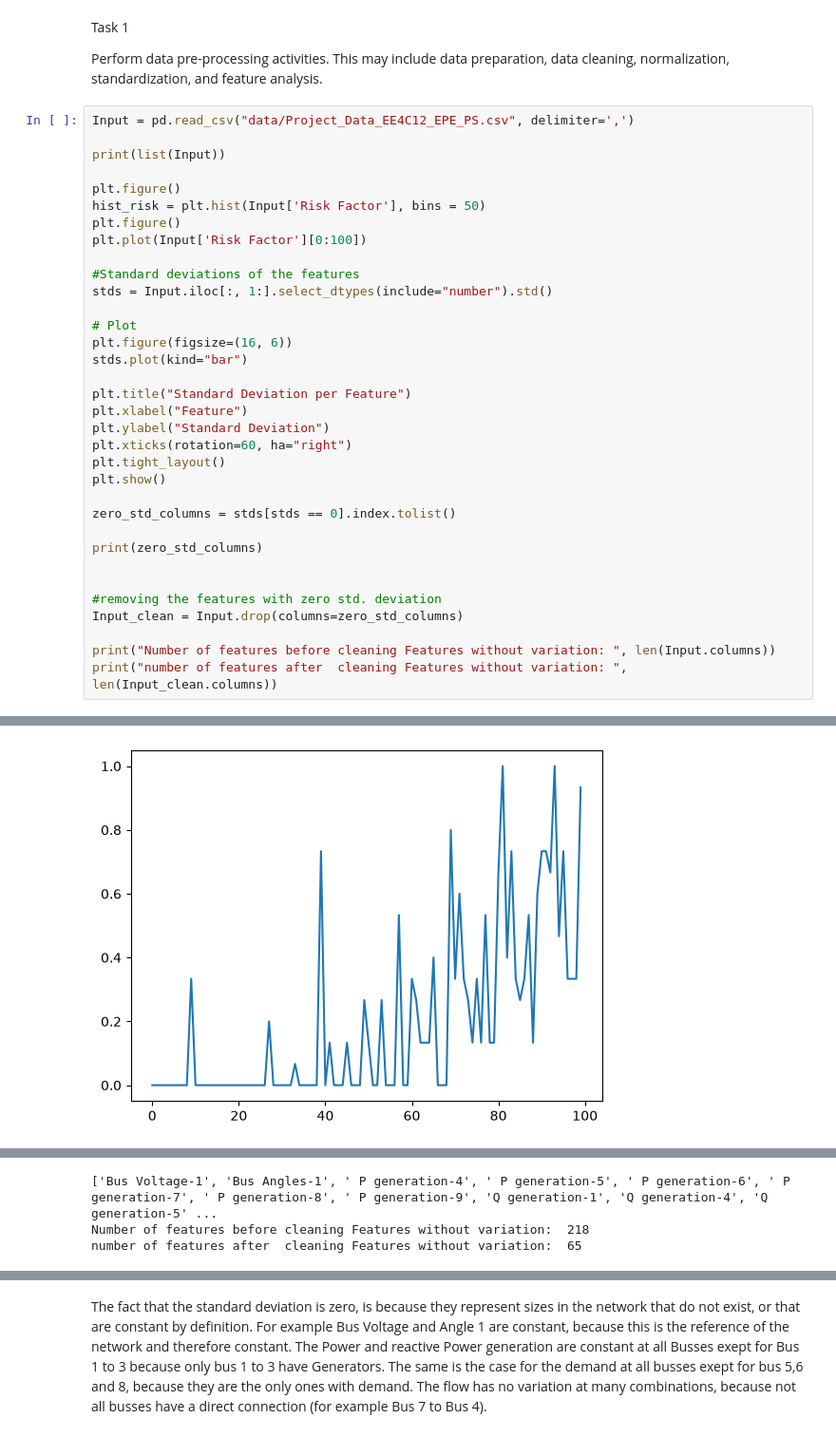
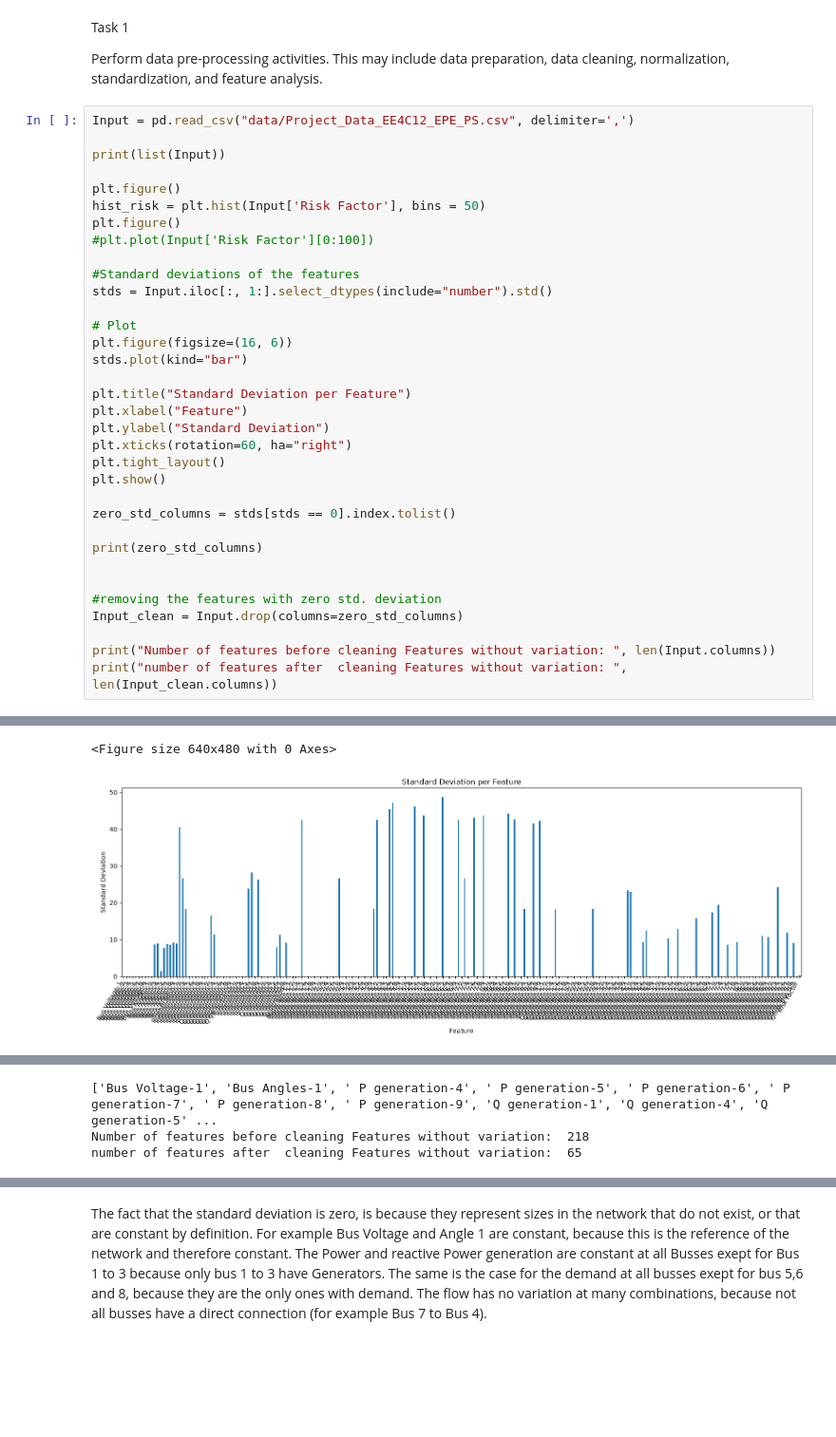
Before and after one commit to Hephaestois/ML4EE_project, a Jupyter notebook: introduction_tests.ipynb, the cells around one changed output, grey strips where cells are left out. Shown at 95% size. Cells and saved outputs as stored; diff of their text form; blank space fills up the shorter version.

```diff
--- a/introduction_tests.ipynb
+++ b/introduction_tests.ipynb
@@ -24,33 +25,34 @@ print(list(Input))
 plt.figure()
 hist_risk = plt.hist(Input['Risk Factor'], bins = 50)
 plt.figure()
-plt.plot(Input['Risk Factor'][0:100])
+#plt.plot(Input['Risk Factor'][0:100])
 
 #Standard deviations of the features
 stds = Input.iloc[:, 1:].select_dtypes(include="number").std()
 
 # Plot
 plt.figure(figsize=(16, 6))
 stds.plot(kind="bar")
 
 plt.title("Standard Deviation per Feature")
 plt.xlabel("Feature")
 plt.ylabel("Standard Deviation")
 plt.xticks(rotation=60, ha="right")
 plt.tight_layout()
 plt.show()
 
 zero_std_columns = stds[stds == 0].index.tolist()
 
 print(zero_std_columns)
 
 
 #removing the features with zero std. deviation
 Input_clean = Input.drop(columns=zero_std_columns)
 
 print("Number of features before cleaning Features without variation: ", len(Input.columns))
 print("number of features after  cleaning Features without variation: ", len(Input_clean.columns))
 # %% [output]
 ['Unnamed: 0', 'Bus Voltage-1', 'Bus Voltage-2', 'Bus Voltage-3', 'Bus Voltage-4', 'Bus Voltage-5', 'Bus Voltage-6', 'Bus Voltage-7', 'Bus Voltage-8', 'Bus Voltage-9', 'Bus Angles-1', 'Bus Angles-2',  ...
 [figure]
+<Figure size 640x480 with 0 Axes>
-[figure, old version]
+[figure, new version]
@@ -58,4 +59,4 @@ print("number of features after  cleaning Features without variation: ", len(Inp
-['Bus Voltage-1', 'Bus Angles-1', ' P generation-4', ' P generation-5', ' P generation-6', ' P generation-7', ' P generation-8', ' P generation-9', 'Q generation-1', 'Q generation-4', 'Q generation-5' ...
-Number of features before cleaning Features without variation:  218
-number of features after  cleaning Features without variation:  65
+['Bus Voltage-1', 'Bus Angles-1', ' P generation-4', ' P generation-5', ' P generation-6', ' P generation-7', ' P generation-8', ' P generation-9', 'Q generation-1', 'Q generation-4', 'Q generation-5' ...
+Number of features before cleaning Features without variation:  218
+number of features after  cleaning Features without variation:  65
 # %% [markdown]
```
Also changed, not shown: parts of 15 cells of this notebook, 1 other file.
